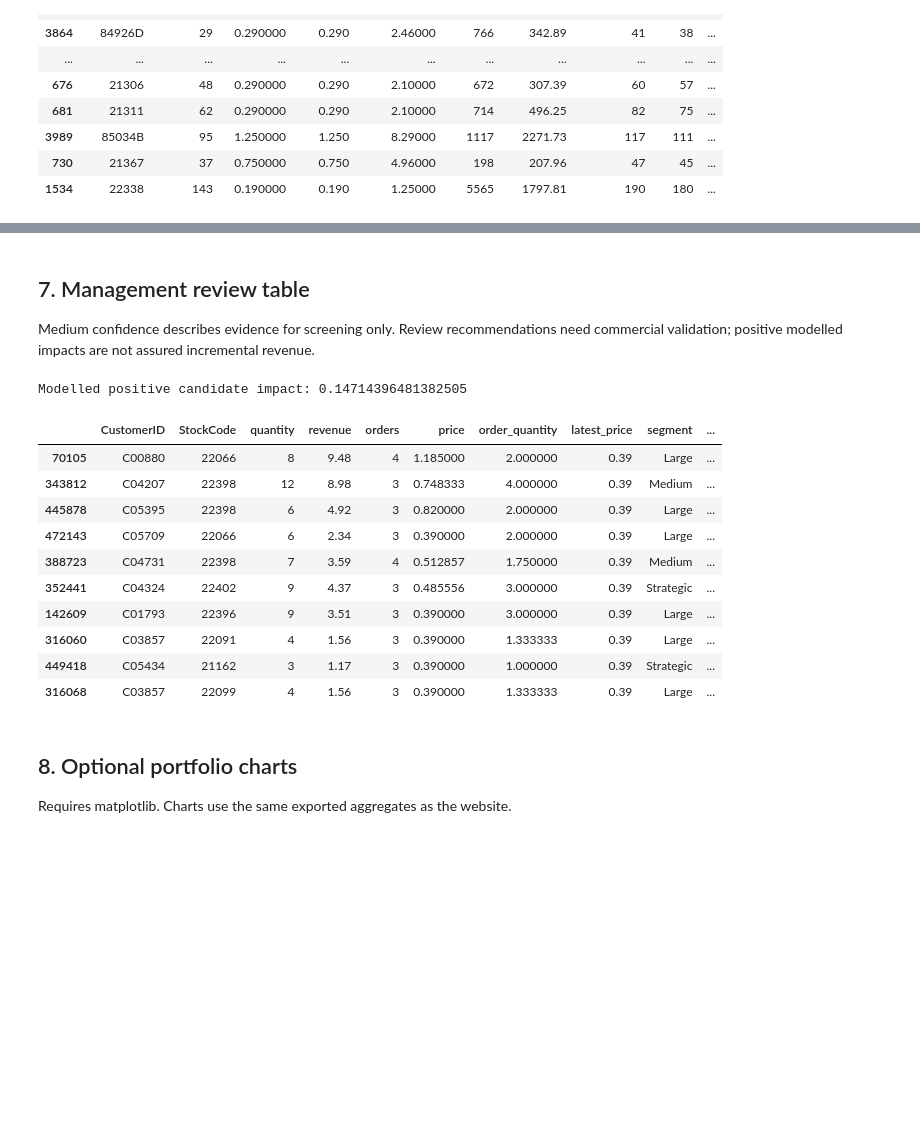
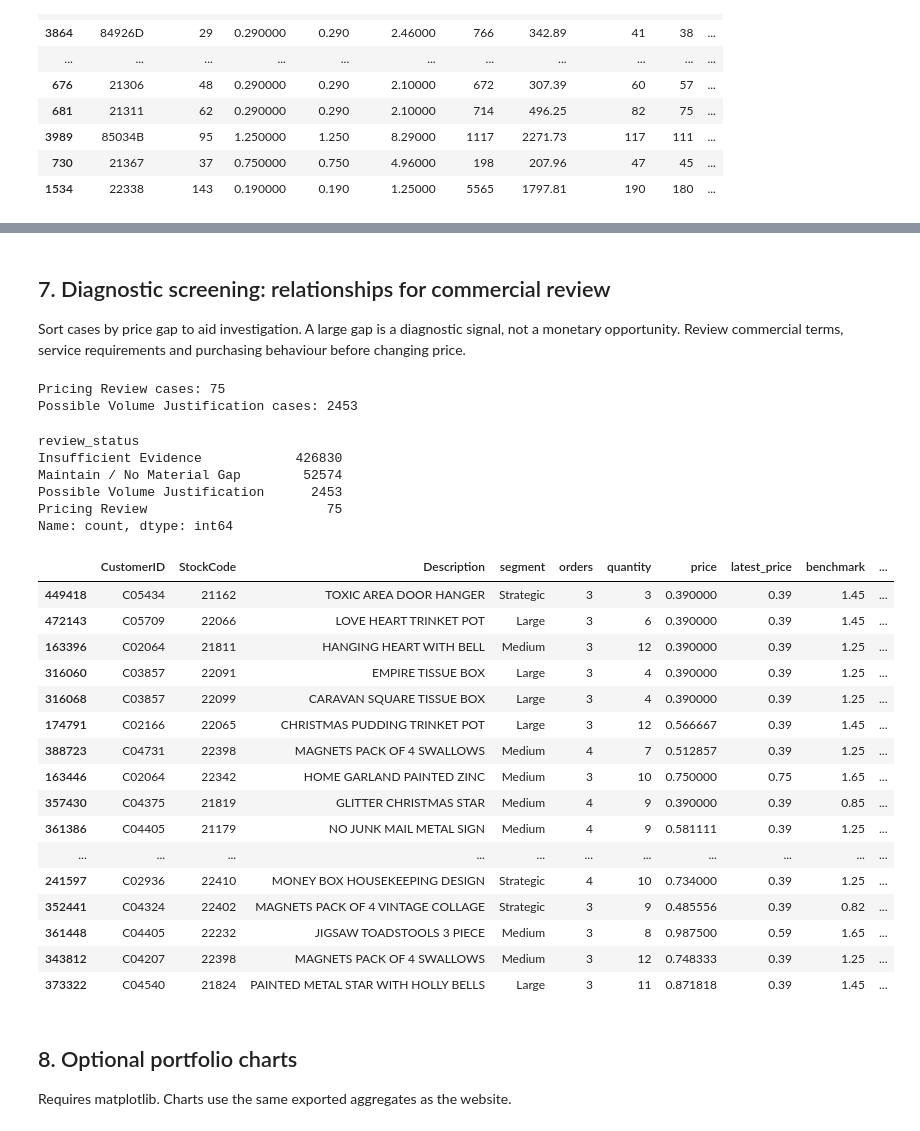
Before and after one commit to haniyturana/haniyturana.github.io, a Jupyter notebook: pricinganalysis/pricinganalysis_ucimlrepo.ipynb, the cells around one changed output, grey strips where cells are left out. Cells and saved outputs as stored; diff of their text form; code cells hidden in the pictures; blank space fills up the shorter version.

Commit message:
Simplify pricing diagnostics and align retail portfolio cards (#25)

```diff
--- a/pricinganalysis/pricinganalysis_ucimlrepo.ipynb
+++ b/pricinganalysis/pricinganalysis_ucimlrepo.ipynb
@@ -62,5 +73,6 @@ Revenue percentile segments: Small below 50%, Medium 50–80%, Large ≥80%, Str
 # %%
-metadata = export_dashboard(df)
+gap_threshold = 0.15  # Configurable screening choice, not an optimal threshold.
+metadata = export_dashboard(df, gap_threshold=gap_threshold)
 display(pd.Series(metadata, name='Data quality / executive overview'))
 def read_export(name):
     return pd.DataFrame(unpack_records(json.loads((DEFAULT_OUTPUT / f'{name}.json').read_text(encoding='utf-8'))))
@@ -224,24 +236,40 @@ display(scenario.head(25))
 | 23 | 16046 | 0.05 | 0.110525 | 8743.210218 | 966.346076 | -81.433924 |
 | 24 | 16046 | 0.10 | 0.115788 | 7726.183524 | 894.602635 | -153.177365 |
 # %% [markdown]
-## 7. Management review table
-Medium confidence describes evidence for screening only. Review recommendations need commercial validation; positive modelled impacts are not assured incremental revenue.
+## 7. Diagnostic screening: relationships for commercial review
+Sort cases by price gap to aid investigation. A large gap is a diagnostic signal, not a monetary opportunity. Review commercial terms, service requirements and purchasing behaviour before changing price.
 # %%
-display(pricing_opportunities.sort_values('impact', ascending=False).head(10))
-print('Modelled positive candidate impact:', metadata['modelled_opportunity'])
+display(pricing_opportunities['review_status'].value_counts())
+review_cases = pricing_opportunities.loc[pricing_opportunities.review_status.eq('Pricing Review')]
+display(review_cases.sort_values('gap', ascending=False)[['CustomerID','StockCode','Description','segment','orders','quantity','price','latest_price','benchmark','gap','volume_position','review_status','reason']].head(20))
+print('Pricing Review cases:', metadata['pricing_review_cases'])
+print('Possible Volume Justification cases:', metadata['possible_volume_cases'])
 # %% [output]
-Modelled positive candidate impact: 0.14714396481382505
+Pricing Review cases: 75
+Possible Volume Justification cases: 2453
+review_status
+Insufficient Evidence            426830
+Maintain / No Material Gap        52574
+Possible Volume Justification      2453
+Pricing Review                       75
+Name: count, dtype: int64
-|  | CustomerID | StockCode | quantity | revenue | orders | price | order_quantity | latest_price | segment | ... |
-| 70105 | C00880 | 22066 | 8 | 9.48 | 4 | 1.185000 | 2.000000 | 0.39 | Large | ... |
-| 343812 | C04207 | 22398 | 12 | 8.98 | 3 | 0.748333 | 4.000000 | 0.39 | Medium | ... |
-| 445878 | C05395 | 22398 | 6 | 4.92 | 3 | 0.820000 | 2.000000 | 0.39 | Large | ... |
-| 472143 | C05709 | 22066 | 6 | 2.34 | 3 | 0.390000 | 2.000000 | 0.39 | Large | ... |
-| 388723 | C04731 | 22398 | 7 | 3.59 | 4 | 0.512857 | 1.750000 | 0.39 | Medium | ... |
-| 352441 | C04324 | 22402 | 9 | 4.37 | 3 | 0.485556 | 3.000000 | 0.39 | Strategic | ... |
-| 142609 | C01793 | 22396 | 9 | 3.51 | 3 | 0.390000 | 3.000000 | 0.39 | Large | ... |
-| 316060 | C03857 | 22091 | 4 | 1.56 | 3 | 0.390000 | 1.333333 | 0.39 | Large | ... |
-| 449418 | C05434 | 21162 | 3 | 1.17 | 3 | 0.390000 | 1.000000 | 0.39 | Strategic | ... |
-| 316068 | C03857 | 22099 | 4 | 1.56 | 3 | 0.390000 | 1.333333 | 0.39 | Large | ... |
+|  | CustomerID | StockCode | Description | segment | orders | quantity | price | latest_price | benchmark | ... |
+| 449418 | C05434 | 21162 | TOXIC AREA DOOR HANGER | Strategic | 3 | 3 | 0.390000 | 0.39 | 1.45 | ... |
+| 472143 | C05709 | 22066 | LOVE HEART TRINKET POT | Large | 3 | 6 | 0.390000 | 0.39 | 1.45 | ... |
+| 163396 | C02064 | 21811 | HANGING HEART WITH BELL | Medium | 3 | 12 | 0.390000 | 0.39 | 1.25 | ... |
+| 316060 | C03857 | 22091 | EMPIRE TISSUE BOX | Large | 3 | 4 | 0.390000 | 0.39 | 1.25 | ... |
+| 316068 | C03857 | 22099 | CARAVAN SQUARE TISSUE BOX | Large | 3 | 4 | 0.390000 | 0.39 | 1.25 | ... |
+| 174791 | C02166 | 22065 | CHRISTMAS PUDDING TRINKET POT | Large | 3 | 12 | 0.566667 | 0.39 | 1.45 | ... |
+| 388723 | C04731 | 22398 | MAGNETS PACK OF 4 SWALLOWS | Medium | 4 | 7 | 0.512857 | 0.39 | 1.25 | ... |
+| 163446 | C02064 | 22342 | HOME GARLAND PAINTED ZINC | Medium | 3 | 10 | 0.750000 | 0.75 | 1.65 | ... |
+| 357430 | C04375 | 21819 | GLITTER CHRISTMAS STAR | Medium | 4 | 9 | 0.390000 | 0.39 | 0.85 | ... |
+| 361386 | C04405 | 21179 | NO JUNK MAIL METAL SIGN | Medium | 4 | 9 | 0.581111 | 0.39 | 1.25 | ... |
+| ... | ... | ... | ... | ... | ... | ... | ... | ... | ... | ... |
+| 241597 | C02936 | 22410 | MONEY BOX HOUSEKEEPING DESIGN | Strategic | 4 | 10 | 0.734000 | 0.39 | 1.25 | ... |
+| 352441 | C04324 | 22402 | MAGNETS PACK OF 4 VINTAGE COLLAGE | Strategic | 3 | 9 | 0.485556 | 0.39 | 0.82 | ... |
+| 361448 | C04405 | 22232 | JIGSAW TOADSTOOLS 3 PIECE | Medium | 3 | 8 | 0.987500 | 0.59 | 1.65 | ... |
+| 343812 | C04207 | 22398 | MAGNETS PACK OF 4 SWALLOWS | Medium | 3 | 12 | 0.748333 | 0.39 | 1.25 | ... |
+| 373322 | C04540 | 21824 | PAINTED METAL STAR WITH HOLLY BELLS | Large | 3 | 11 | 0.871818 | 0.39 | 1.45 | ... |
 # %% [markdown]
 ## 8. Optional portfolio charts
 Requires matplotlib. Charts use the same exported aggregates as the website.
```
Also changed, not shown: parts of 12 cells of this notebook, 14 other files.
